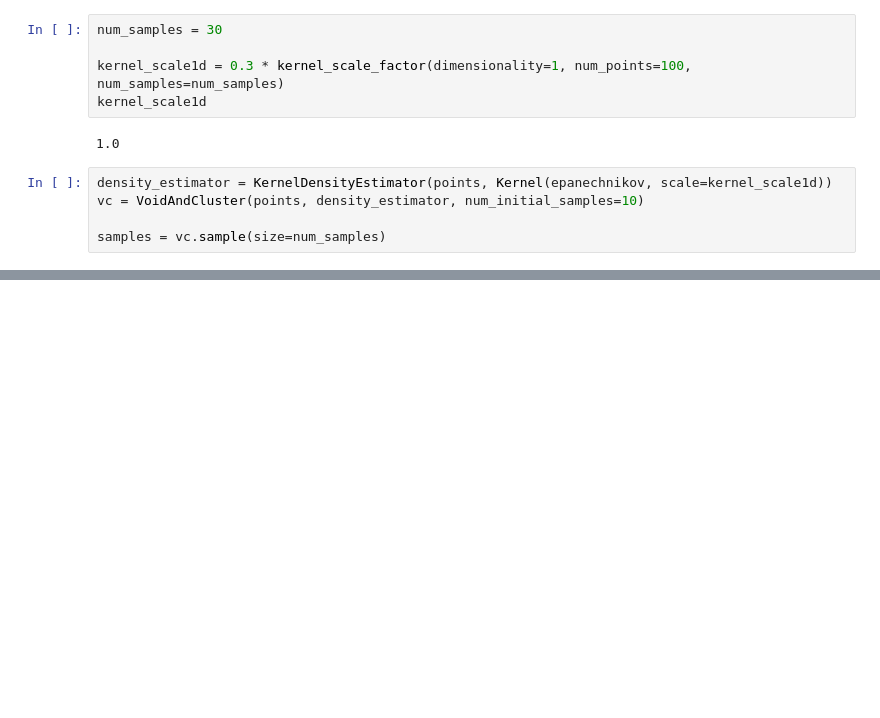
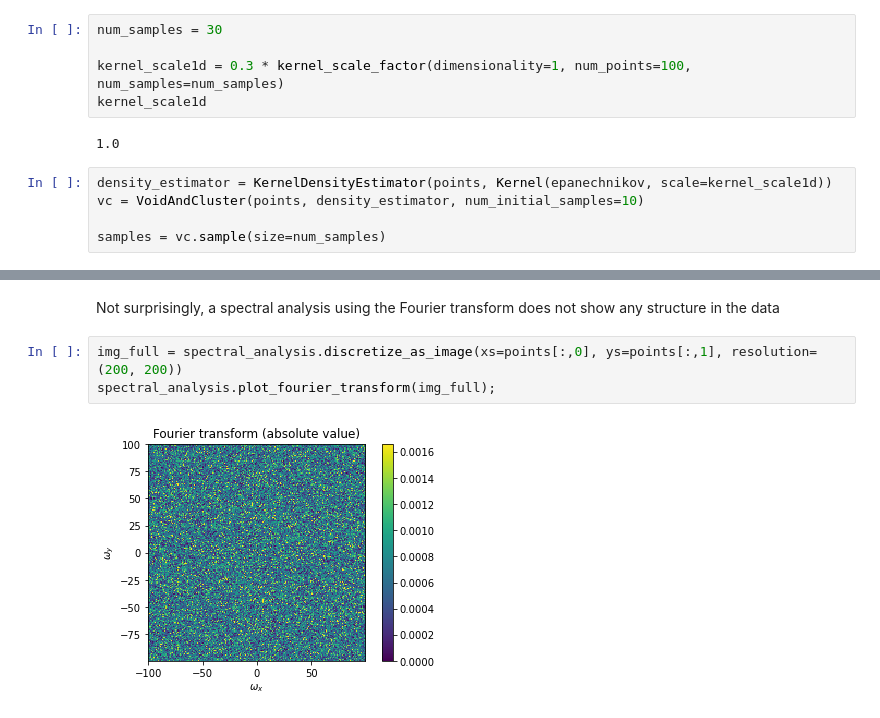
Before and after one commit to TobiasRp/vc_sample, a Jupyter notebook: notebooks/test_points.ipynb, the cells around one changed output, grey strips where cells are left out. Cells and saved outputs as stored; diff of their text form; blank space fills up the shorter version.

Commit message:
Add spectral analysis to the test notebook

```diff
--- a/notebooks/test_points.ipynb
+++ b/notebooks/test_points.ipynb
@@ -64,0 +64,7 @@ plt.scatter(x=points[:,0], y=points[:,1]);
+# %% [markdown]
+Not surprisingly, a spectral analysis using the Fourier transform does not show any structure in the data
+# %%
+img_full = spectral_analysis.discretize_as_image(xs=points[:,0], ys=points[:,1], resolution=(200, 200))
+spectral_analysis.plot_fourier_transform(img_full);
+# %% [output]
+[figure, added]
```
Also changed, not shown: parts of 18 cells of this notebook.
